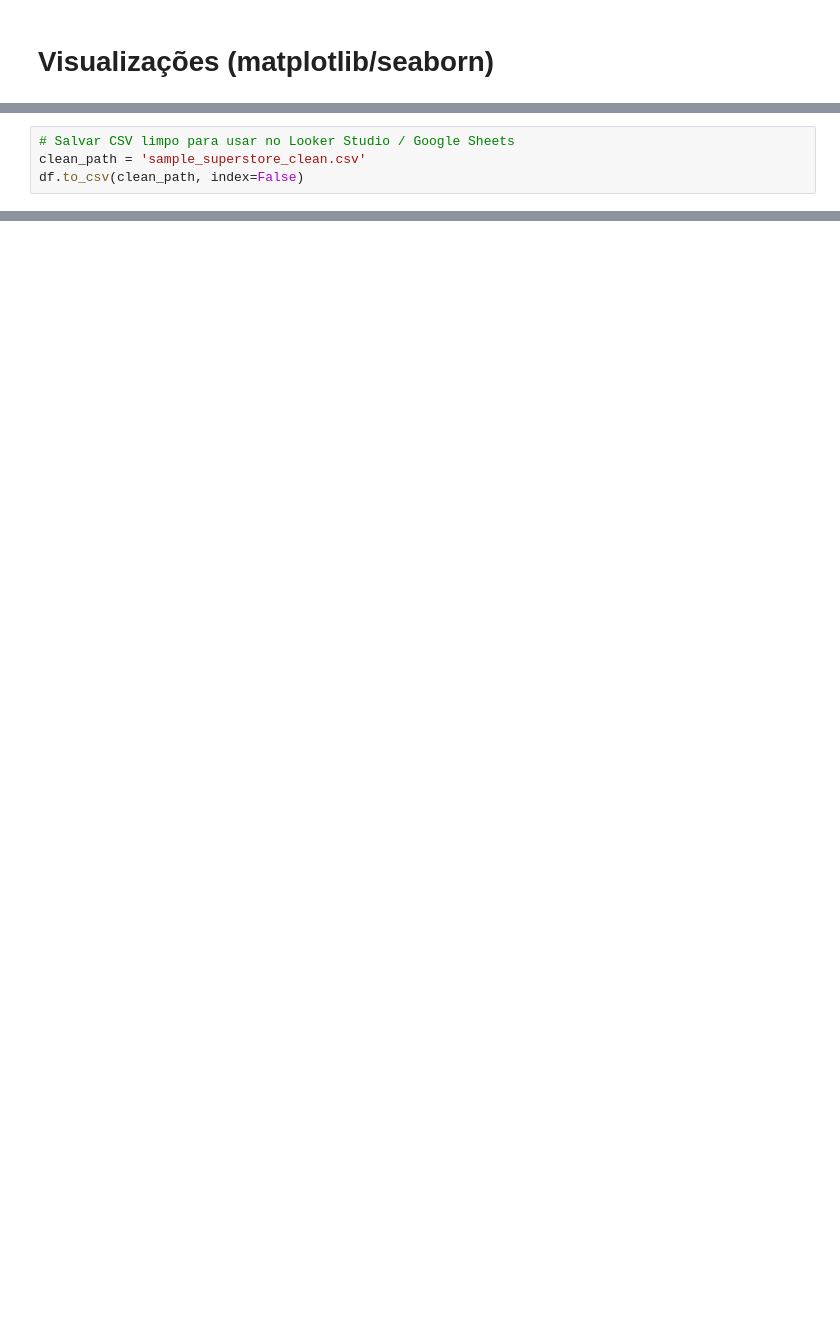
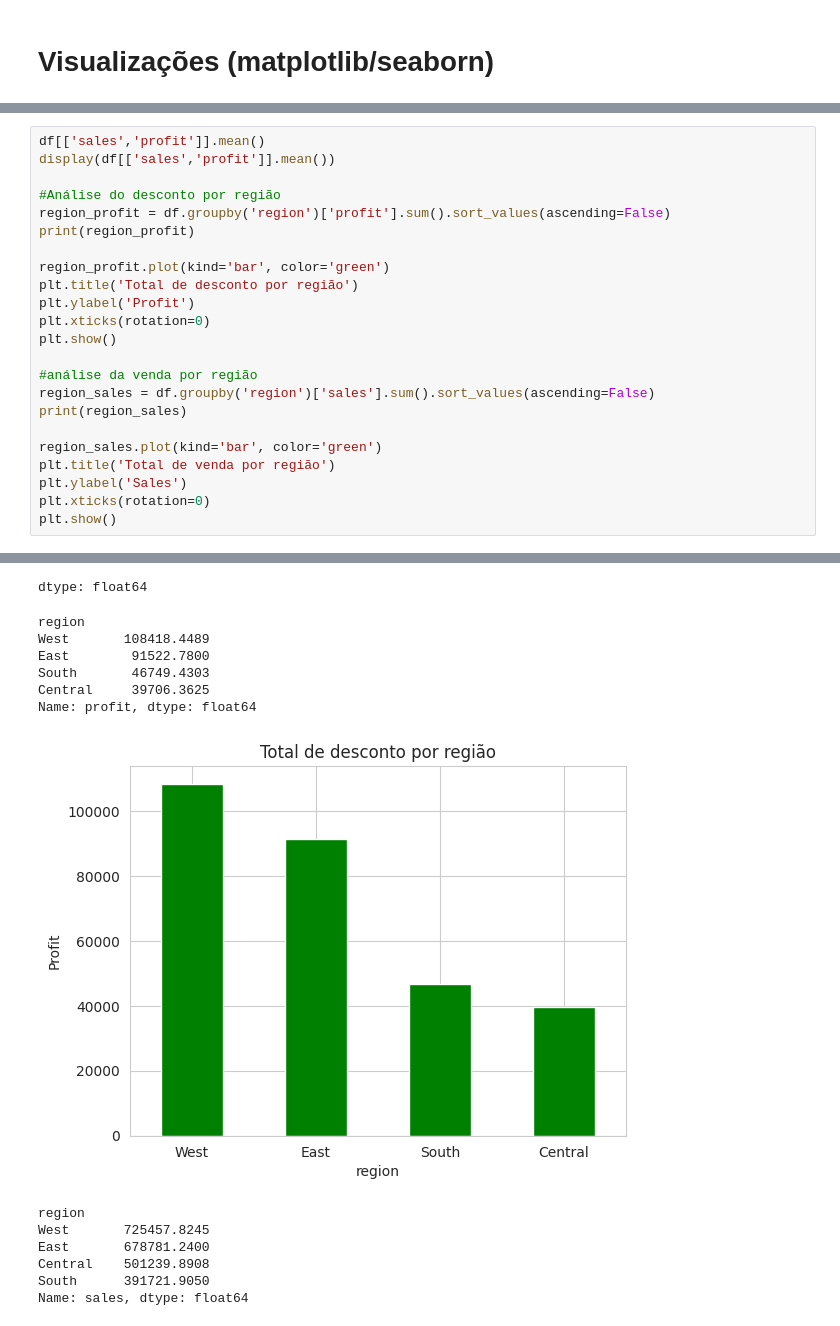
Before and after one commit to claudinha08/My_course_SCTECH, a Jupyter notebook: Desafio_Extra_SCTECH.ipynb, the cells around one changed output, grey strips where cells are left out. Cells and saved outputs as stored; diff of their text form; blank space fills up the shorter version.

```diff
--- a/Desafio_Extra_SCTECH.ipynb
+++ b/Desafio_Extra_SCTECH.ipynb
@@ -292,4 +225,24 @@ dtype: float64
-# %%
-# Salvar CSV limpo para usar no Looker Studio / Google Sheets
-clean_path = 'sample_superstore_clean.csv'
-df.to_csv(clean_path, index=False)
+# %%
+df[['sales','profit']].mean()
+display(df[['sales','profit']].mean())
+
+#Análise do desconto por região
+region_profit = df.groupby('region')['profit'].sum().sort_values(ascending=False)
+print(region_profit)
+
+region_profit.plot(kind='bar', color='green')
+plt.title('Total de desconto por região')
+plt.ylabel('Profit')
+plt.xticks(rotation=0)
+plt.show()
+
+#análise da venda por região
+region_sales = df.groupby('region')['sales'].sum().sort_values(ascending=False)
+print(region_sales)
+
+region_sales.plot(kind='bar', color='green')
+plt.title('Total de venda por região')
+plt.ylabel('Sales')
+plt.xticks(rotation=0)
+plt.show()
+# %% [output]
@@ -295,0 +252,14 @@ df.to_csv(clean_path, index=False)
+dtype: float64
+region
+West       108418.4489
+East        91522.7800
+South       46749.4303
+Central     39706.3625
+Name: profit, dtype: float64
+[figure, added]
+region
+West       725457.8245
+East       678781.2400
+Central    501239.8908
+South      391721.9050
+Name: sales, dtype: float64
```
Also changed, not shown: parts of 13 cells of this notebook.
